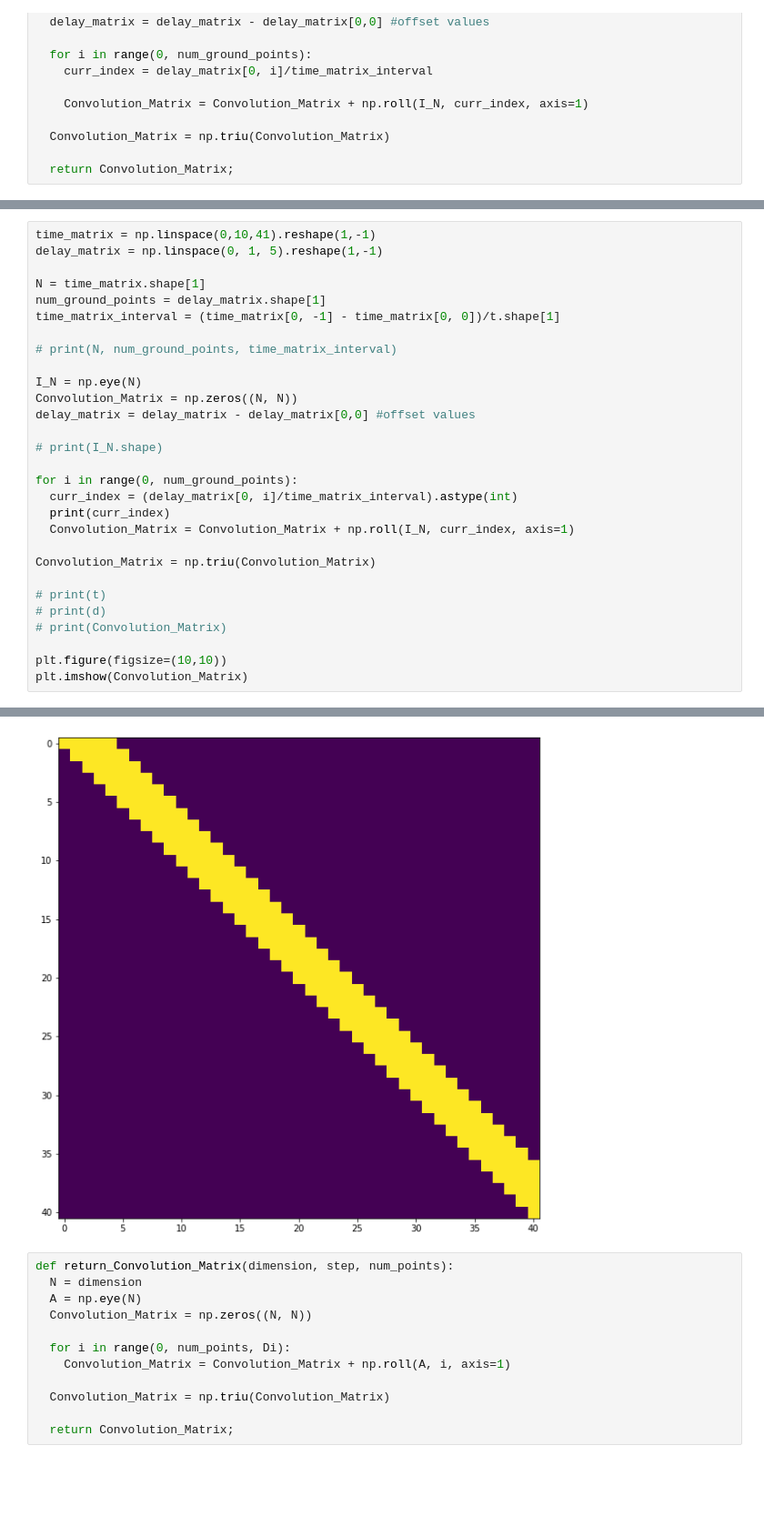
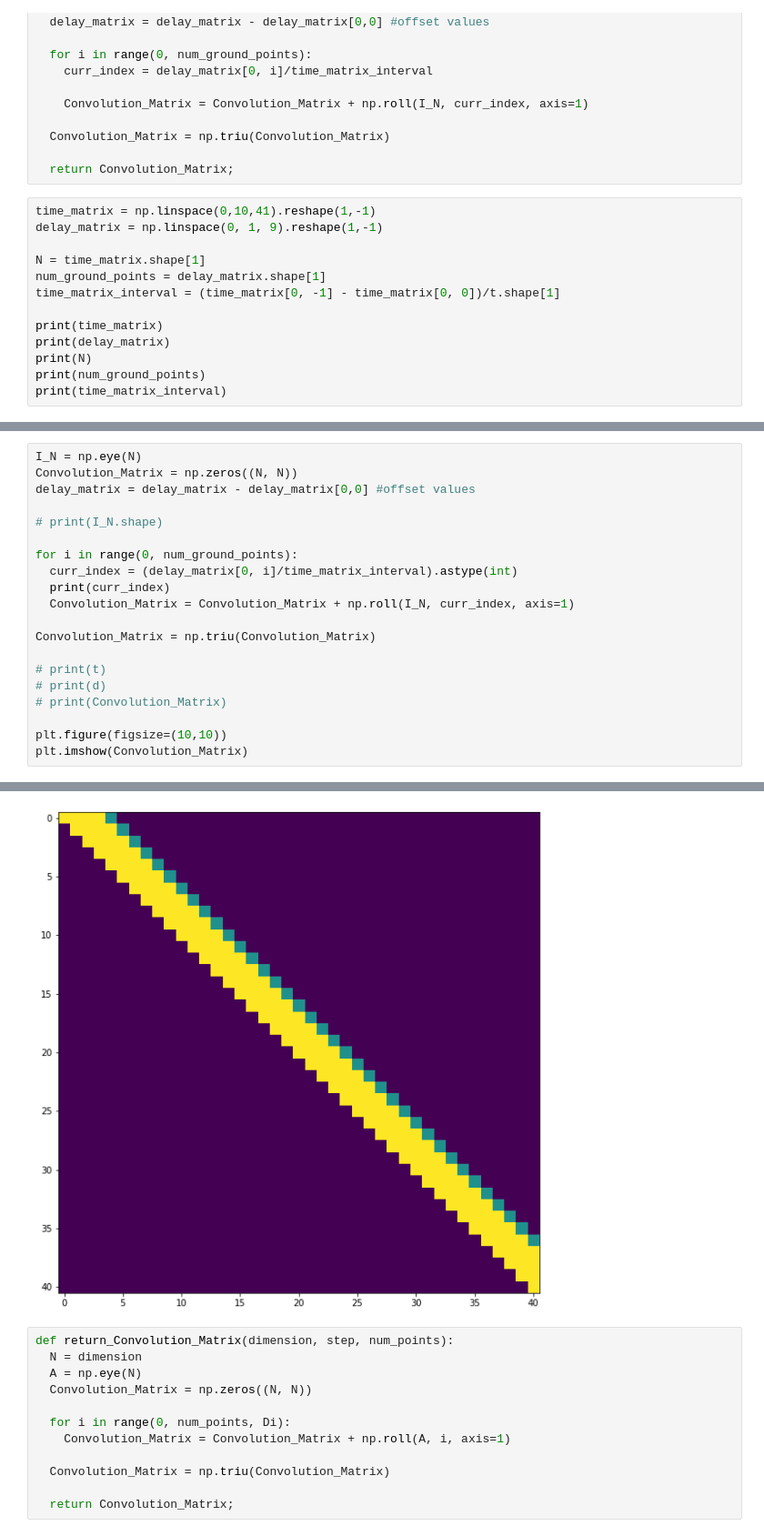
Before and after one commit to psukphranee/Python, a Jupyter notebook: SAR_scratch_2.ipynb, the cells around one changed output, grey strips where cells are left out. Shown: that part at 91% size. Saved outputs shown, nothing was run; the diff lists cells and outputs as text; blank space fills up the shorter version.

```diff
--- a/SAR_scratch_2.ipynb
+++ b/SAR_scratch_2.ipynb
@@ -109,3 +109,16 @@ def return_Convolution_Matrix(time_matrix, delay_matrix):
   Convolution_Matrix = np.triu(Convolution_Matrix)
 
   return Convolution_Matrix;
+# %%
+time_matrix = np.linspace(0,10,41).reshape(1,-1)
+delay_matrix = np.linspace(0, 1, 9).reshape(1,-1)
+
+N = time_matrix.shape[1]
+num_ground_points = delay_matrix.shape[1]
+time_matrix_interval = (time_matrix[0, -1] - time_matrix[0, 0])/t.shape[1]
+
+print(time_matrix)
+print(delay_matrix)
+print(N)
+print(num_ground_points)
+print(time_matrix_interval)
@@ -112,13 +134,4 @@ def return_Convolution_Matrix(time_matrix, delay_matrix):
 # %%
-time_matrix = np.linspace(0,10,41).reshape(1,-1)
-delay_matrix = np.linspace(0, 1, 5).reshape(1,-1)
-
-N = time_matrix.shape[1]
-num_ground_points = delay_matrix.shape[1]
-time_matrix_interval = (time_matrix[0, -1] - time_matrix[0, 0])/t.shape[1]
-
-# print(N, num_ground_points, time_matrix_interval)
-
 I_N = np.eye(N)
 Convolution_Matrix = np.zeros((N, N))
 delay_matrix = delay_matrix - delay_matrix[0,0] #offset values
@@ -146,6 +163,6 @@ plt.imshow(Convolution_Matrix)
 4
 <matplotlib.image.AxesImage at 0x...>
-[figure, old version]
+[figure, new version]
 # %%
 def return_Convolution_Matrix(dimension, step, num_points):
   N = dimension
```
Also changed, not shown: parts of 2 cells of this notebook.
